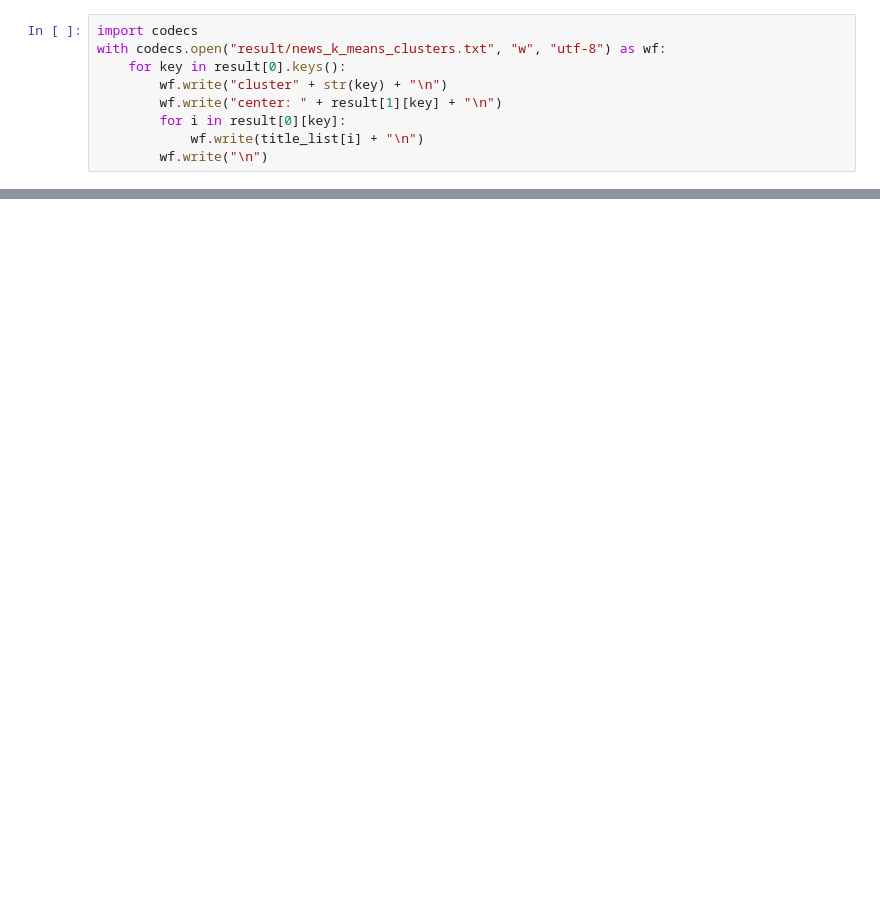
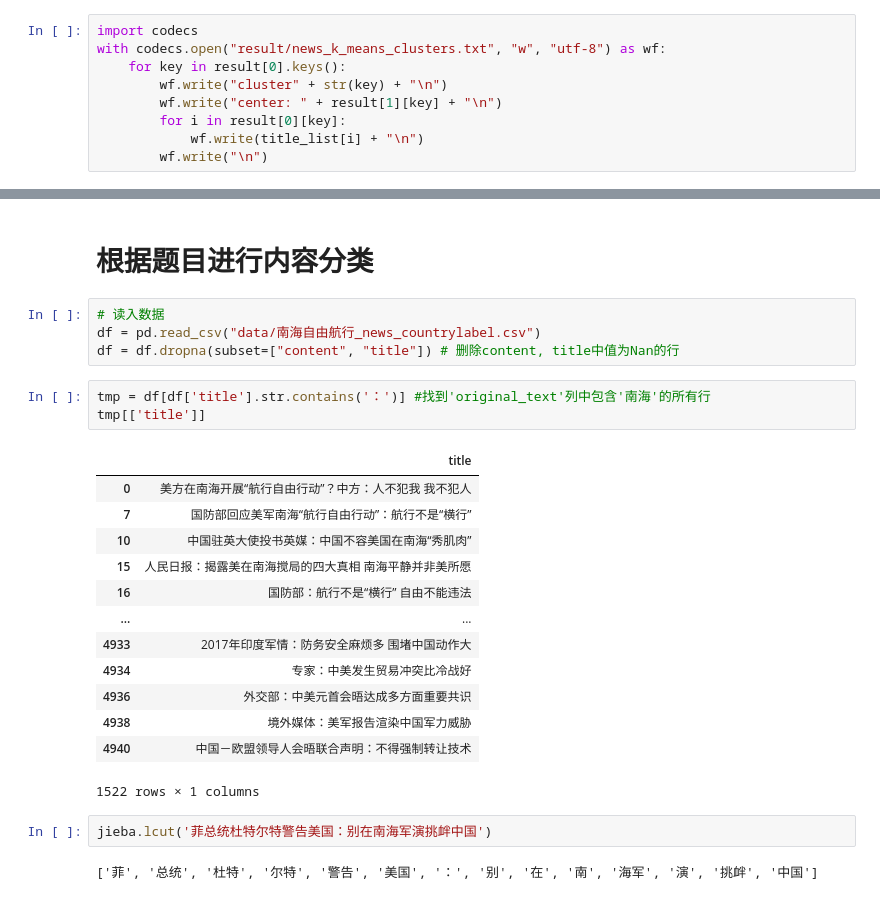
Before and after one commit to boy56/EventTopicAlgo, a Jupyter notebook: dataview.ipynb, the cells around one changed output, grey strips where cells are left out. Saved outputs shown, nothing was run; the diff lists cells and outputs as text; blank space fills up the shorter version.

```diff
--- a/dataview.ipynb
+++ b/dataview.ipynb
@@ -103,0 +206,27 @@ with codecs.open("result/news_k_means_clusters.txt", "w", "utf-8") as wf:
+# %% [markdown]
+# 根据题目进行内容分类
+# %%
+# 读入数据
+df = pd.read_csv("data/南海自由航行_news_countrylabel.csv")
+df = df.dropna(subset=["content", "title"]) # 删除content, title中值为Nan的行
+# %%
+tmp = df[df['title'].str.contains('：')] #找到'original_text'列中包含'南海'的所有行
+tmp[['title']]
+# %% [output]
+|  | title |
+| 0 | 美方在南海开展“航行自由行动”？中方：人不犯我 我不犯人 |
+| 7 | 国防部回应美军南海“航行自由行动”：航行不是“横行” |
+| 10 | 中国驻英大使投书英媒：中国不容美国在南海“秀肌肉” |
+| 15 | 人民日报：揭露美在南海搅局的四大真相 南海平静并非美所愿 |
+| 16 | 国防部：航行不是“横行” 自由不能违法 |
+| ... | ... |
+| 4933 | 2017年印度军情：防务安全麻烦多 围堵中国动作大 |
+| 4934 | 专家：中美发生贸易冲突比冷战好 |
+| 4936 | 外交部：中美元首会晤达成多方面重要共识 |
+| 4938 | 境外媒体：美军报告渲染中国军力威胁 |
+| 4940 | 中国－欧盟领导人会晤联合声明：不得强制转让技术 |
+1522 rows × 1 columns
+# %%
+jieba.lcut('菲总统杜特尔特警告美国：别在南海军演挑衅中国')
+# %% [output]
+['菲', '总统', '杜特', '尔特', '警告', '美国', '：', '别', '在', '南', '海军', '演', '挑衅', '中国']
```
Also changed, not shown: parts of 17 cells of this notebook, 3 other files.
